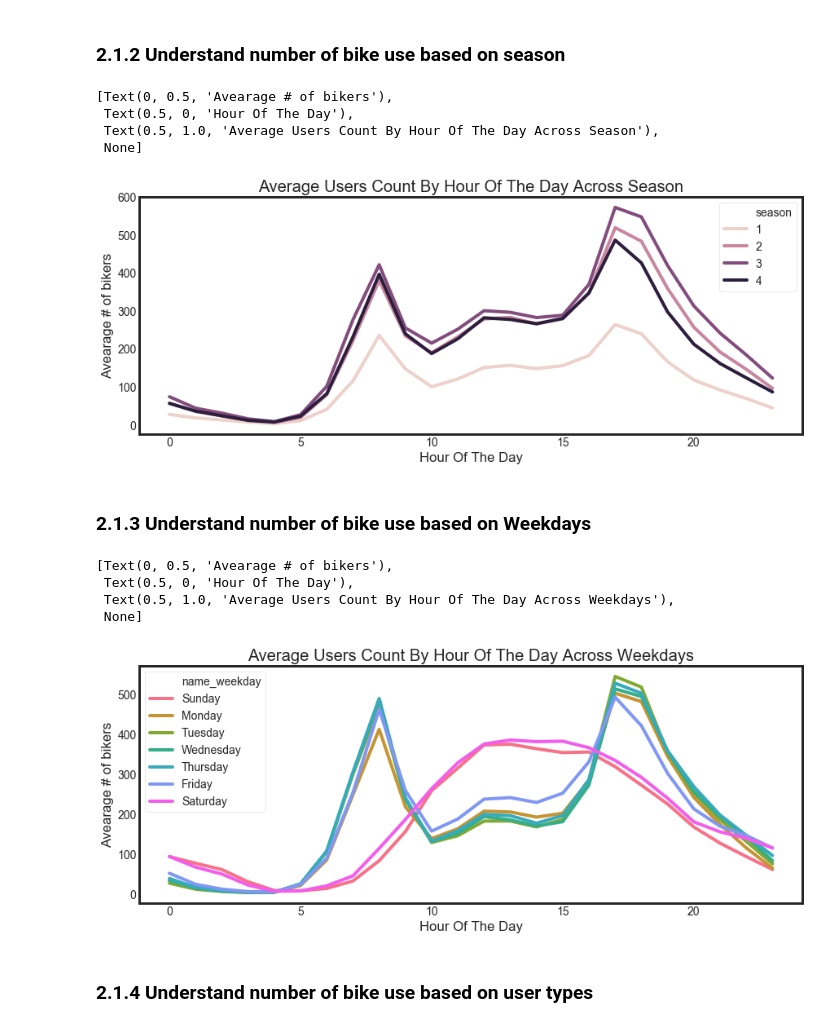
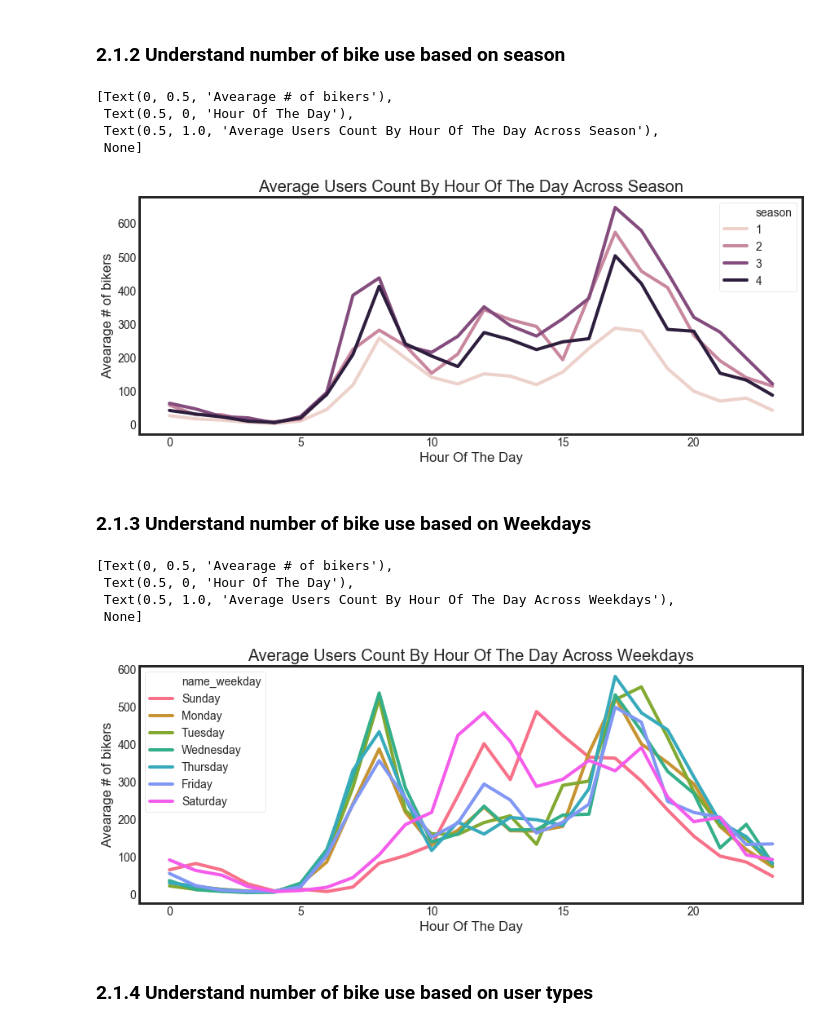
Before and after one commit to martinan92/Advanced-Python-Individual, a Jupyter notebook: Main_Final.ipynb, the cells around one changed output. Saved outputs shown, nothing was run; the diff lists cells and outputs as text; code cells hidden in the pictures.

Commit message:
Sampling for Data Viz

```diff
--- a/Main_Final.ipynb
+++ b/Main_Final.ipynb
@@ -331,7 +345,11 @@ figure.set(xlabel='Month', ylabel='Avearage # of bikers',title="Average Count By
 # %%
 ##Average Users Count By Hour Of The Day Across Season
 plt.figure(figsize=(13,5))
-hourAggregated = pd.DataFrame(hour.groupby(["hour","season"],sort=True)["cnt"].mean()).reset_index()
+
+#For demonstration purposes, a sample is taken from the dask dataframe
+hourAggregated = hour_dask.sample(frac=0.1, replace=True).compute()
+
+hourAggregated = pd.DataFrame(hourAggregated.groupby(["hour","season"],sort=True)["cnt"].mean()).reset_index()
 figure=sns.lineplot(x=hourAggregated["hour"], y=hourAggregated["cnt"], hue=hourAggregated["season"], data=hourAggregated)
 figure.set(xlabel='Hour Of The Day', ylabel='Avearage # of bikers',title="Average Users Count By Hour Of The Day Across Season",label='big')
 # %% [output]
@@ -339,21 +357,25 @@ figure.set(xlabel='Hour Of The Day', ylabel='Avearage # of bikers',title="Averag
  Text(0.5, 0, 'Hour Of The Day'),
  Text(0.5, 1.0, 'Average Users Count By Hour Of The Day Across Season'),
  None]
-[figure, old version]
+[figure, new version]
 # %% [markdown]
 ### 2.1.3 Understand number of bike use based on Weekdays
 # %%
 ##Average Users Count By Hour Of The Day Across Weekdays
 plt.figure(figsize=(13,5))
-hourAggregated = pd.DataFrame(hour.groupby(["hour","name_weekday"],sort=True)["cnt"].mean()).reset_index()
+
+#For demonstration purposes, a sample is taken from the dask dataframe
+hourAggregated = hour_dask.sample(frac=0.1, replace=True).compute()
+
+hourAggregated = pd.DataFrame(hourAggregated.groupby(["hour","name_weekday"],sort=True)["cnt"].mean()).reset_index()
 figure=sns.lineplot(x=hourAggregated["hour"], y=hourAggregated["cnt"],hue=hourAggregated["name_weekday"],hue_order=hueOrder, data=hourAggregated)
 figure.set(xlabel='Hour Of The Day', ylabel='Avearage # of bikers',title="Average Users Count By Hour Of The Day Across Weekdays",label='big')
 # %% [output]
 [Text(0, 0.5, 'Avearage # of bikers'),
  Text(0.5, 0, 'Hour Of The Day'),
  Text(0.5, 1.0, 'Average Users Count By Hour Of The Day Across Weekdays'),
  None]
-[figure, old version]
+[figure, new version]
 # %% [markdown]
 ### 2.1.4 Understand number of bike use based on user types
 # %%
```
Also changed, not shown: parts of 4 cells of this notebook.
